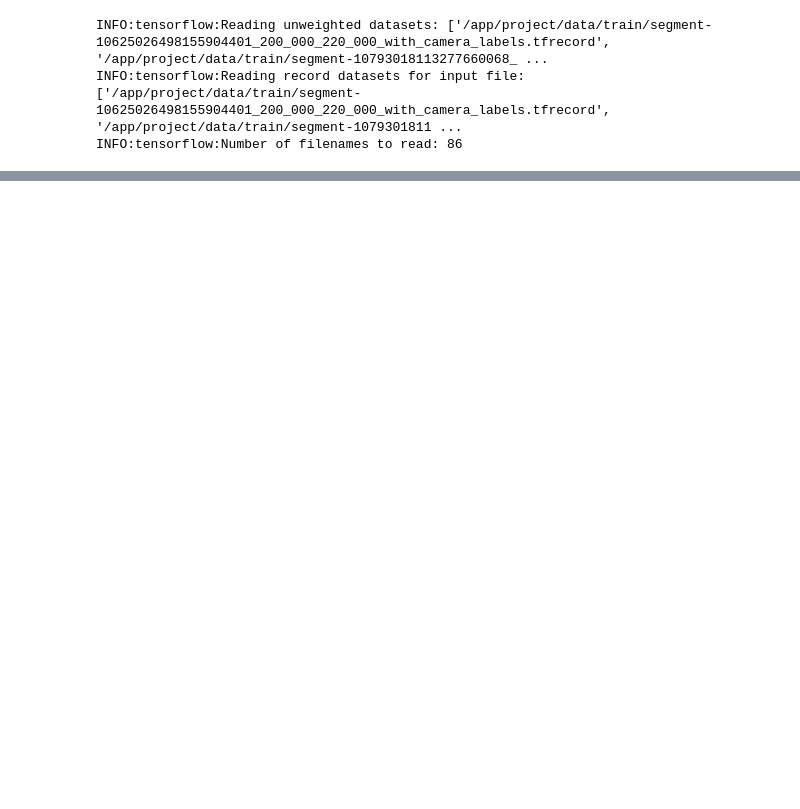
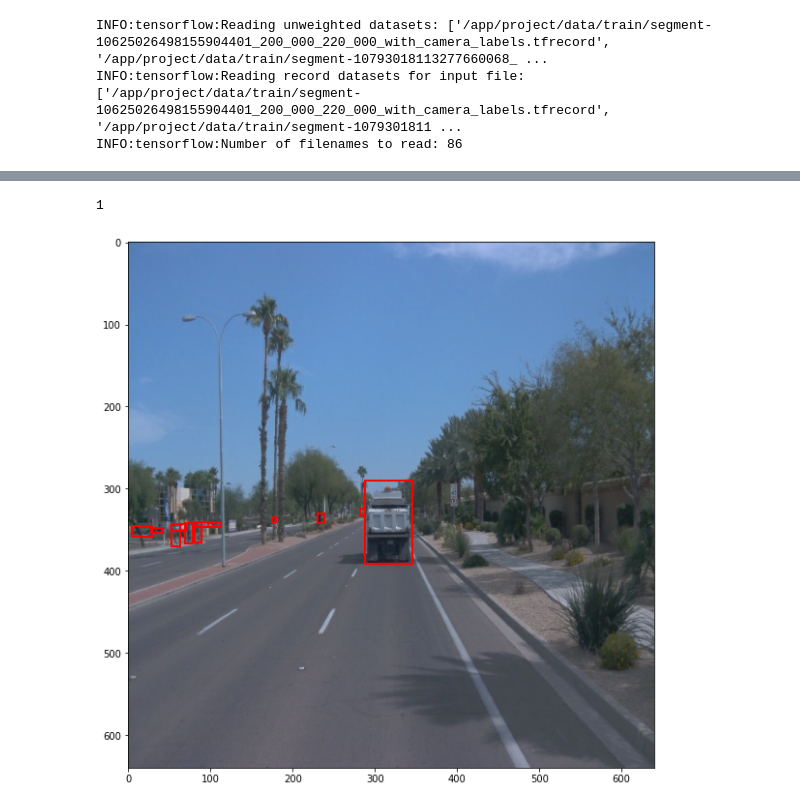
Before and after one commit to pwkalana9/udacity_sdce_object_detection, a Jupyter notebook: Explore augmentations.ipynb, the cells around one changed output, grey strips where cells are left out. Cells and saved outputs as stored; diff of their text form; code cells hidden in the pictures; blank space fills up the shorter version.

```diff
--- a/Explore augmentations.ipynb
+++ b/Explore augmentations.ipynb
@@ -69,0 +260,8 @@ for batch in train_dataset.take(1):
+# %%
+%matplotlib inline
+
+for batch in train_dataset.take(1):
+    display_batch(batch)
+# %% [output]
+1
+[figure, added]
```
Also changed, not shown: parts of 18 cells of this notebook, 38 other files.
